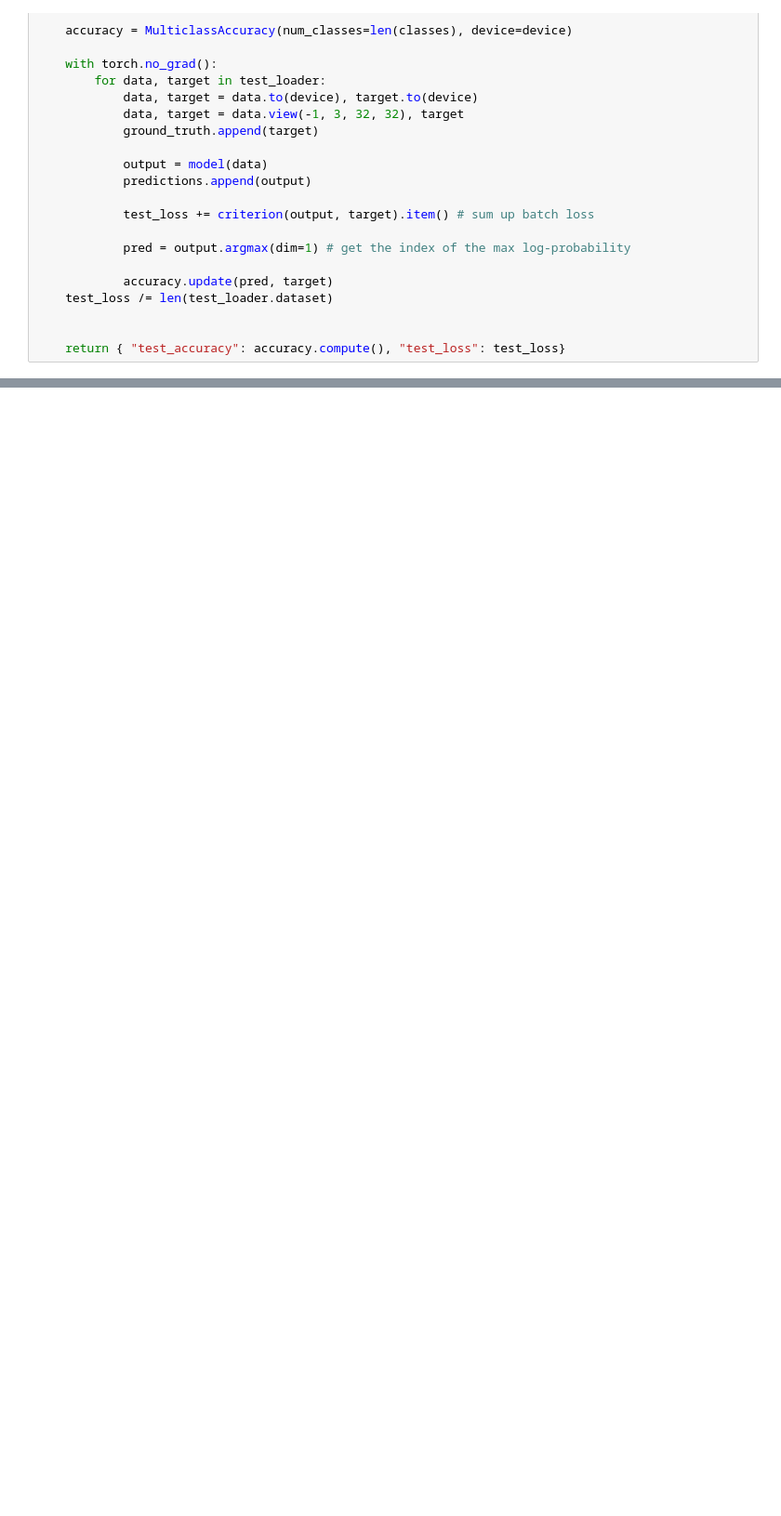
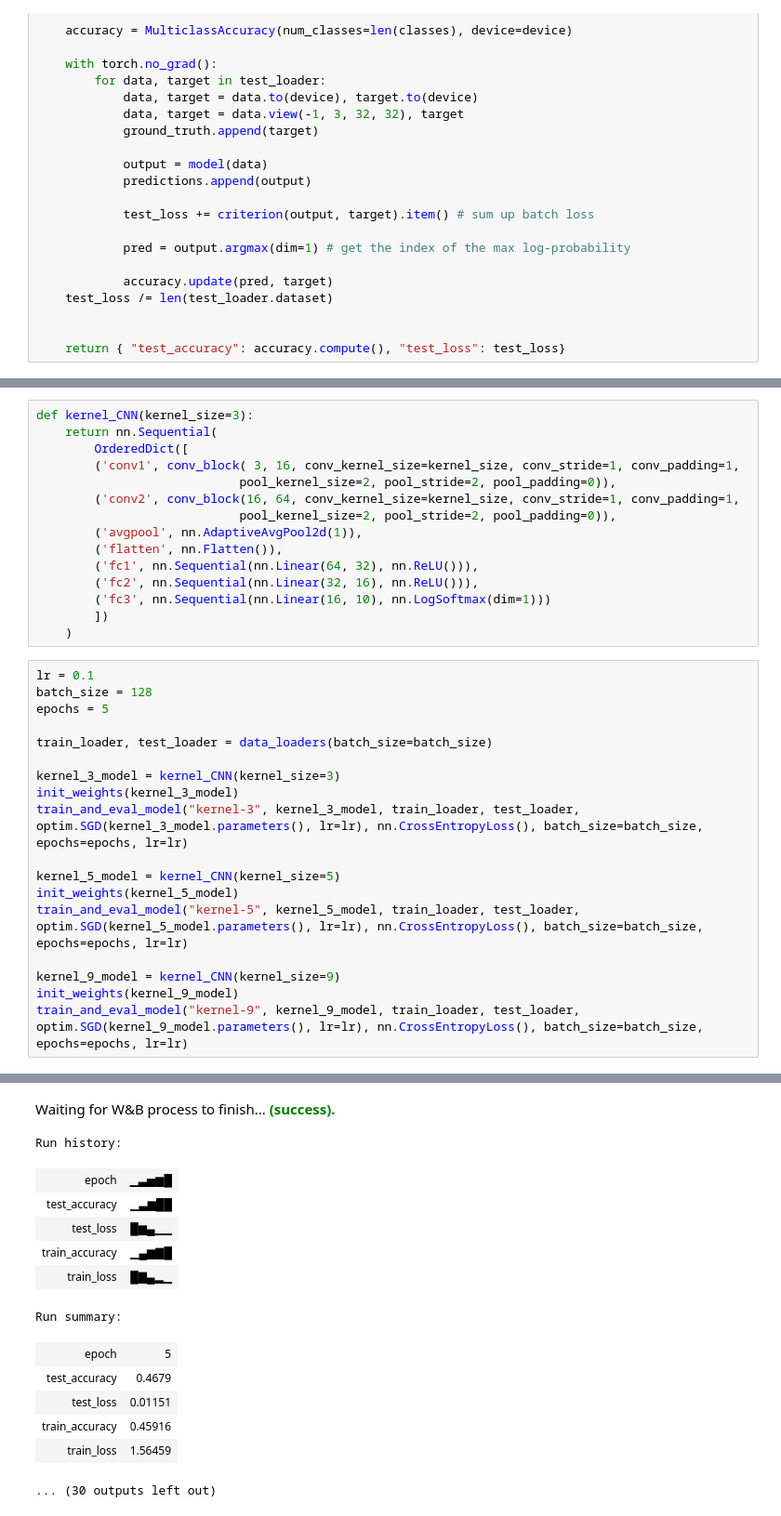
Before and after one commit to florinbarbisch/del, a Jupyter notebook: mc1.ipynb, the cells around one changed output, grey strips where cells are left out. Shown at 93% size. Cells and saved outputs as stored; diff of their text form; blank space fills up the shorter version.

```diff
--- a/mc1.ipynb
+++ b/mc1.ipynb
@@ -600,0 +677,34 @@ Synced 5 W&B file(s), 0 media file(s), 0 artifact file(s) and 0 other file(s)
+# %%
+def kernel_CNN(kernel_size=3):
+    return nn.Sequential(
+        OrderedDict([
+        ('conv1', conv_block( 3, 16, conv_kernel_size=kernel_size, conv_stride=1, conv_padding=1,
+                            pool_kernel_size=2, pool_stride=2, pool_padding=0)),
+        ('conv2', conv_block(16, 64, conv_kernel_size=kernel_size, conv_stride=1, conv_padding=1,
+                            pool_kernel_size=2, pool_stride=2, pool_padding=0)),
+        ('avgpool', nn.AdaptiveAvgPool2d(1)),
+        ('flatten', nn.Flatten()),
+        ('fc1', nn.Sequential(nn.Linear(64, 32), nn.ReLU())),
+        ('fc2', nn.Sequential(nn.Linear(32, 16), nn.ReLU())),
+        ('fc3', nn.Sequential(nn.Linear(16, 10), nn.LogSoftmax(dim=1)))
+        ])
+    )
+# %%
+lr = 0.1
+batch_size = 128
+epochs = 5
+
+train_loader, test_loader = data_loaders(batch_size=batch_size)
+
+kernel_3_model = kernel_CNN(kernel_size=3)
+init_weights(kernel_3_model)
+train_and_eval_model("kernel-3", kernel_3_model, train_loader, test_loader, optim.SGD(kernel_3_model.parameters(), lr=lr), nn.CrossEntropyLoss(), batch_size=batch_size, epochs=epochs, lr=lr)
+
+kernel_5_model = kernel_CNN(kernel_size=5)
+init_weights(kernel_5_model)
+train_and_eval_model("kernel-5", kernel_5_model, train_loader, test_loader, optim.SGD(kernel_5_model.parameters(), lr=lr), nn.CrossEntropyLoss(), batch_size=batch_size, epochs=epochs, lr=lr)
+
+kernel_9_model = kernel_CNN(kernel_size=9)
+init_weights(kernel_9_model)
+train_and_eval_model("kernel-9", kernel_9_model, train_loader, test_loader, optim.SGD(kernel_9_model.parameters(), lr=lr), nn.CrossEntropyLoss(), batch_size=batch_size, epochs=epochs, lr=lr)
+# %% [output]
@@ -600,0 +734,14 @@ Synced 5 W&B file(s), 0 media file(s), 0 artifact file(s) and 0 other file(s)
+Waiting for W&B process to finish... (success).
+Run history:
+| epoch | ▁▃▅▆█ |
+| test_accuracy | ▁▃▆██ |
+| test_loss | █▆▄▁▁ |
+| train_accuracy | ▁▄▆▇█ |
+| train_loss | █▇▄▂▁ |
+Run summary:
+| epoch | 5 |
+| test_accuracy | 0.4679 |
+| test_loss | 0.01151 |
+| train_accuracy | 0.45916 |
+| train_loss | 1.56459 |
+... (30 outputs left out)
```
Also changed, not shown: parts of 28 cells of this notebook.
